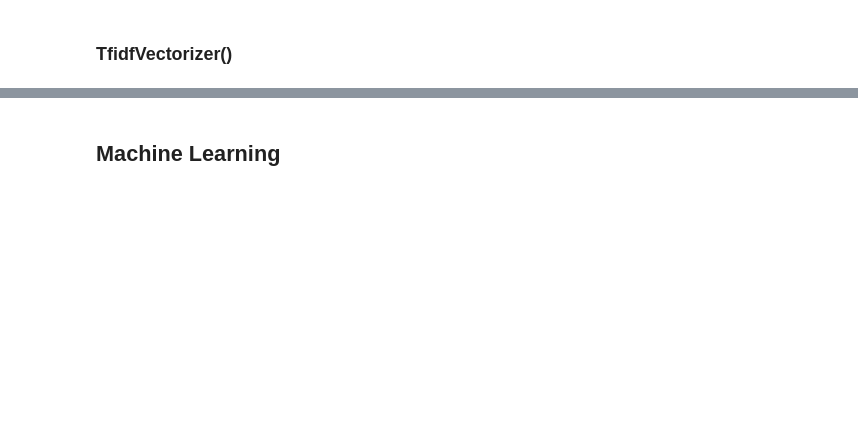
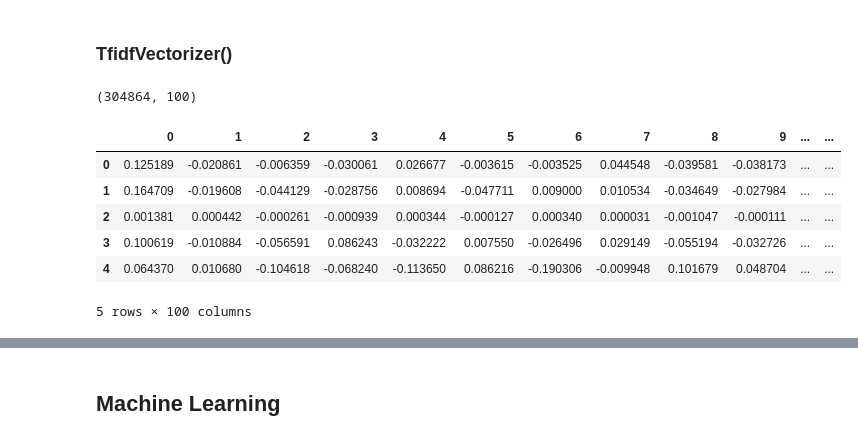
Before and after one commit to DianeDrl/Capstone-Project-2, a Jupyter notebook: Capstone Project 2.ipynb, the cells around one changed output, grey strips where cells are left out. Saved outputs shown, nothing was run; the diff lists cells and outputs as text; code cells hidden in the pictures; blank space fills up the shorter version.

```diff
--- a/Capstone Project 2.ipynb
+++ b/Capstone Project 2.ipynb
@@ -258,0 +302,23 @@ y = bgg_review.rate.values.astype(np.int)
+# %%
+# Data 'review' transformation
+tfidfvectorizer = TfidfVectorizer(min_df=Min_df, stop_words='english')
+review_tfi = tfidfvectorizer.fit_transform(bgg_review.review)
+# %%
+# Dimensionality reduction
+svd_tfi = TruncatedSVD(n_components=100, random_state=21)
+review_tfi_svd=svd_tfi.fit_transform(review_tfi)
+# %%
+# Convertion result into Dataframe
+review_tfi_svd_matrix=np.matrix(review_tfi_svd)
+review_tfi_svd_df=pd.DataFrame(review_tfi_svd_matrix)
+print(review_tfi_svd_df.shape)
+review_tfi_svd_df.head()
+# %% [output]
+(304864, 100)
+|  | 0 | 1 | 2 | 3 | 4 | 5 | 6 | 7 | 8 | 9 | ... | ... |
+| 0 | 0.125189 | -0.020861 | -0.006359 | -0.030061 | 0.026677 | -0.003615 | -0.003525 | 0.044548 | -0.039581 | -0.038173 | ... | ... |
+| 1 | 0.164709 | -0.019608 | -0.044129 | -0.028756 | 0.008694 | -0.047711 | 0.009000 | 0.010534 | -0.034649 | -0.027984 | ... | ... |
+| 2 | 0.001381 | 0.000442 | -0.000261 | -0.000939 | 0.000344 | -0.000127 | 0.000340 | 0.000031 | -0.001047 | -0.000111 | ... | ... |
+| 3 | 0.100619 | -0.010884 | -0.056591 | 0.086243 | -0.032222 | 0.007550 | -0.026496 | 0.029149 | -0.055194 | -0.032726 | ... | ... |
+| 4 | 0.064370 | 0.010680 | -0.104618 | -0.068240 | -0.113650 | 0.086216 | -0.190306 | -0.009948 | 0.101679 | 0.048704 | ... | ... |
+5 rows × 100 columns
```
Also changed, not shown: parts of 54 cells of this notebook.
